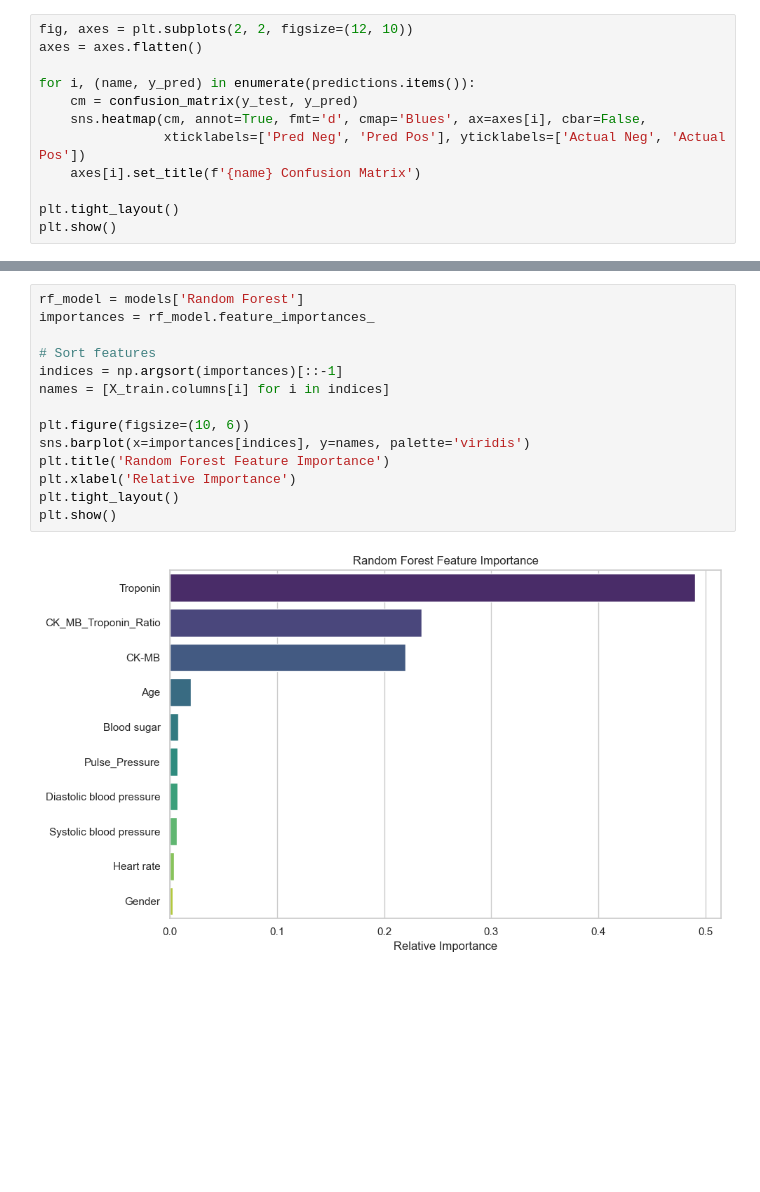
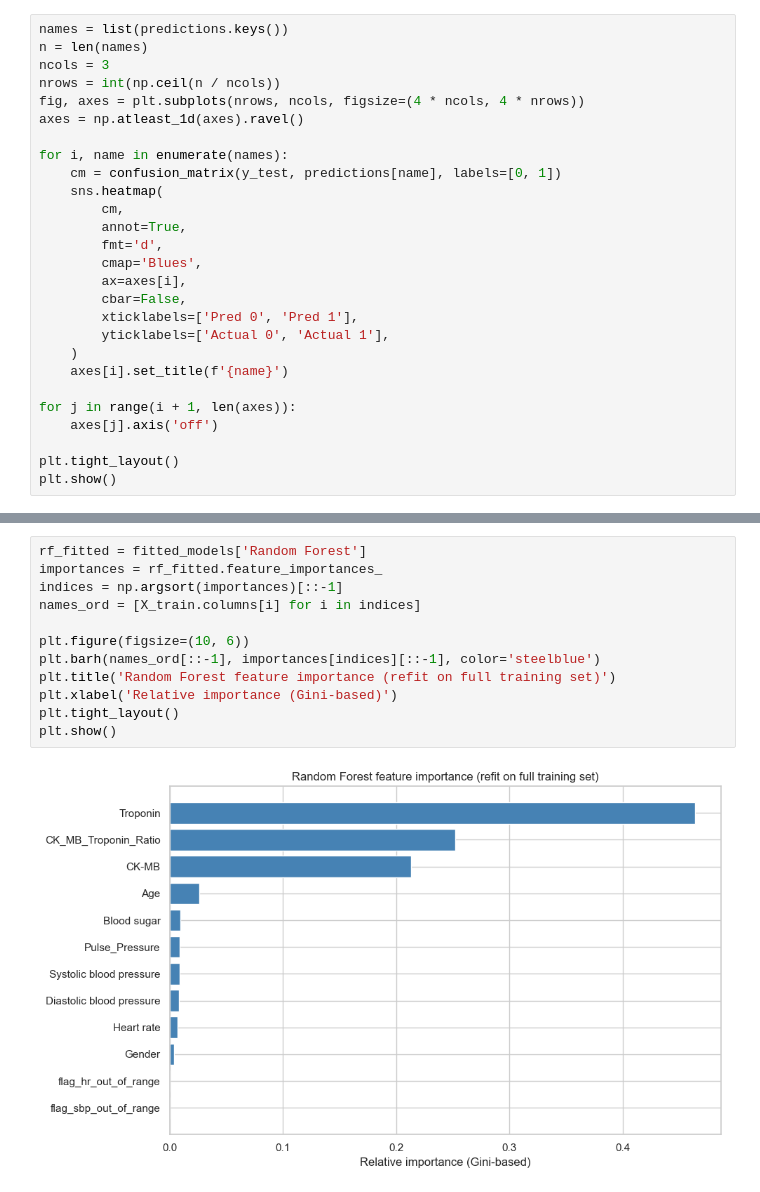
Before and after one commit to Kacem-Trabelsi/machine_learning, a Jupyter notebook: classification_Medical_data _set/01c_Modeling_Medical.ipynb, the cells around one changed output, grey strips where cells are left out. Cells and saved outputs as stored; diff of their text form; blank space fills up the shorter version.

```diff
--- a/classification_Medical_data _set/01c_Modeling_Medical.ipynb
+++ b/classification_Medical_data _set/01c_Modeling_Medical.ipynb
@@ -101,14 +292,29 @@ Let's visually inspect how the models messed up.
 - **Bottom Left**: False Negatives (Sick predicted healthy - DANGEROUS!)
 - **Top Right**: False Positives (Healthy predicted sick - Annoying but safe)
 # %%
-fig, axes = plt.subplots(2, 2, figsize=(12, 10))
-axes = axes.flatten()
+names = list(predictions.keys())
+n = len(names)
+ncols = 3
+nrows = int(np.ceil(n / ncols))
+fig, axes = plt.subplots(nrows, ncols, figsize=(4 * ncols, 4 * nrows))
+axes = np.atleast_1d(axes).ravel()
 
-for i, (name, y_pred) in enumerate(predictions.items()):
-    cm = confusion_matrix(y_test, y_pred)
-    sns.heatmap(cm, annot=True, fmt='d', cmap='Blues', ax=axes[i], cbar=False,
-                xticklabels=['Pred Neg', 'Pred Pos'], yticklabels=['Actual Neg', 'Actual Pos'])
-    axes[i].set_title(f'{name} Confusion Matrix')
+for i, name in enumerate(names):
+    cm = confusion_matrix(y_test, predictions[name], labels=[0, 1])
+    sns.heatmap(
+        cm,
+        annot=True,
+        fmt='d',
+        cmap='Blues',
+        ax=axes[i],
+        cbar=False,
+        xticklabels=['Pred 0', 'Pred 1'],
+        yticklabels=['Actual 0', 'Actual 1'],
+    )
+    axes[i].set_title(f'{name}')
+
+for j in range(i + 1, len(axes)):
+    axes[j].axis('off')
 
 plt.tight_layout()
 plt.show()
@@ -120,17 +328,15 @@ Let's extract the mathematical weights from the Random Forest to see exactly whi
 # %%
-rf_model = models['Random Forest']
-importances = rf_model.feature_importances_
-
-# Sort features
+rf_fitted = fitted_models['Random Forest']
+importances = rf_fitted.feature_importances_
 indices = np.argsort(importances)[::-1]
-names = [X_train.columns[i] for i in indices]
+names_ord = [X_train.columns[i] for i in indices]
 
 plt.figure(figsize=(10, 6))
-sns.barplot(x=importances[indices], y=names, palette='viridis')
-plt.title('Random Forest Feature Importance')
-plt.xlabel('Relative Importance')
+plt.barh(names_ord[::-1], importances[indices][::-1], color='steelblue')
+plt.title('Random Forest feature importance (refit on full training set)')
+plt.xlabel('Relative importance (Gini-based)')
 plt.tight_layout()
 plt.show()
 # %% [output]
-[figure, old version]
+[figure, new version]
 # %% [markdown]
```
Also changed, not shown: parts of 17 cells of this notebook, 15 other files.
